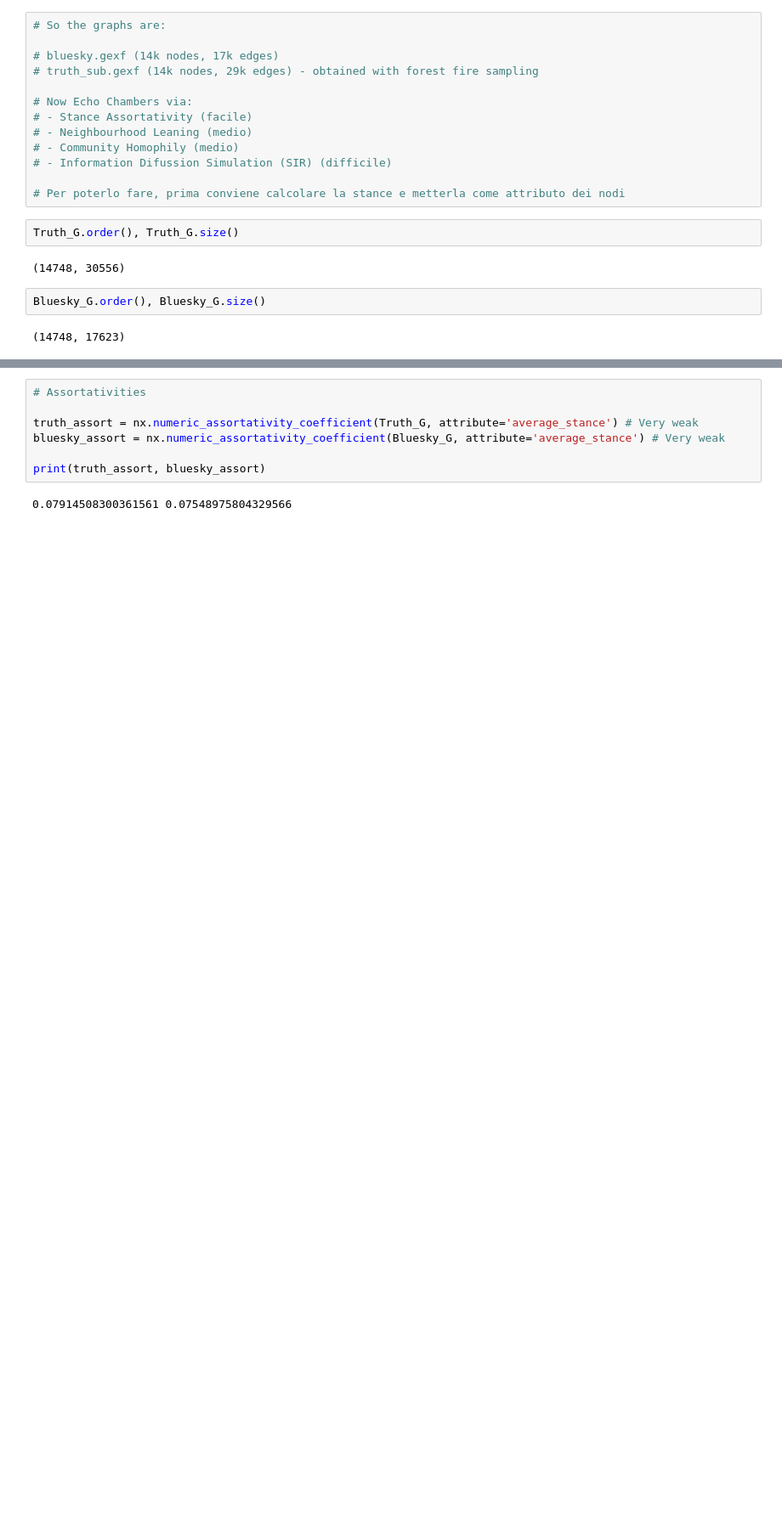
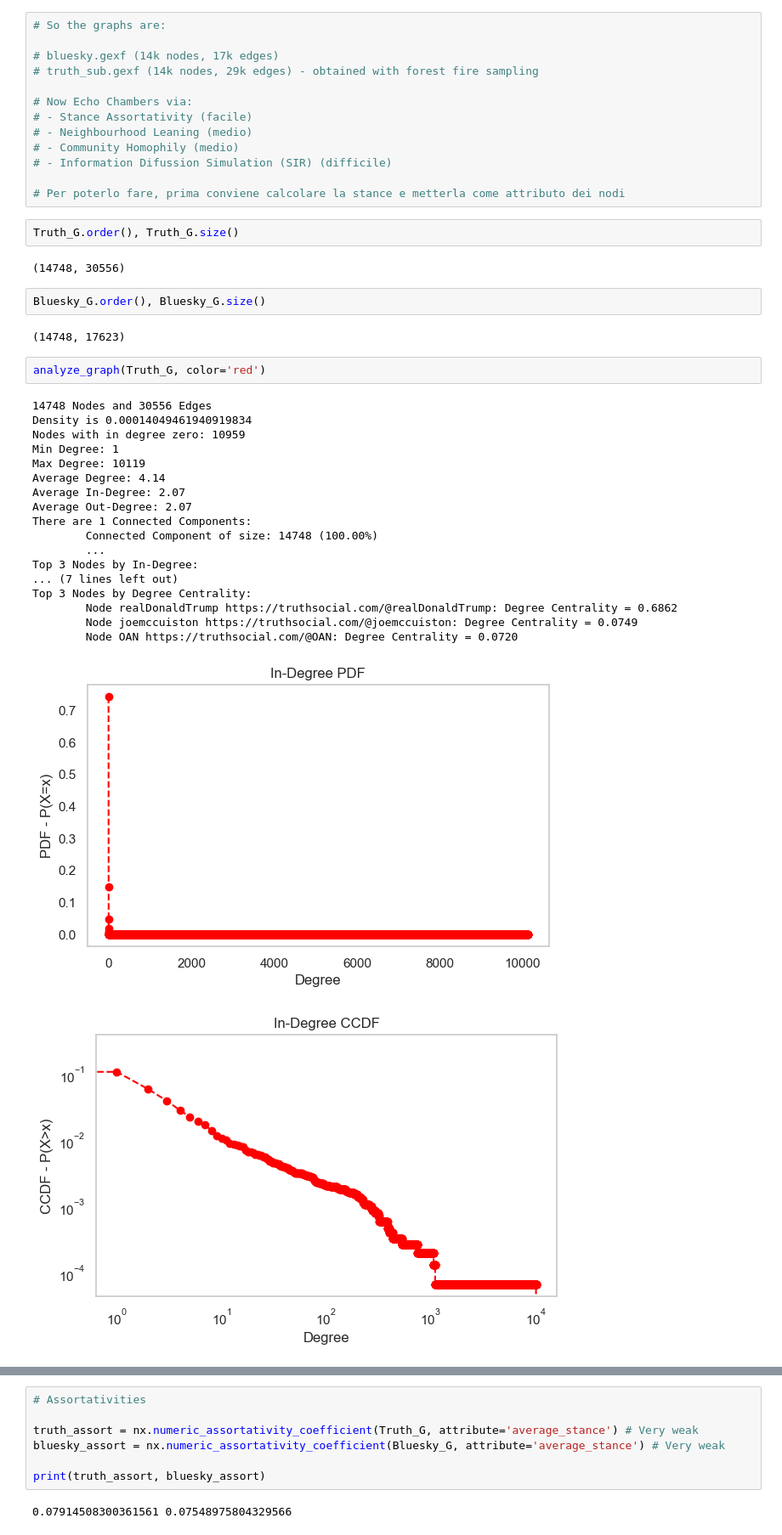
Before and after one commit to Filippo-Corti/SocialMediaMining, a Jupyter notebook: Project/TruthvsBluesky.ipynb, the cells around one changed output, grey strips where cells are left out. Shown at 85% size. Cells and saved outputs as stored; diff of their text form; blank space fills up the shorter version.

```diff
--- a/Project/TruthvsBluesky.ipynb
+++ b/Project/TruthvsBluesky.ipynb
@@ -338,3 +243,25 @@ Truth_G.order(), Truth_G.size()
 Bluesky_G.order(), Bluesky_G.size()
 # %% [output]
 (14748, 17623)
+# %%
+analyze_graph(Truth_G, color='red')
+# %% [output]
+14748 Nodes and 30556 Edges
+Density is 0.00014049461940919834
+Nodes with in degree zero: 10959
+Min Degree: 1
+Max Degree: 10119
+Average Degree: 4.14
+Average In-Degree: 2.07
+Average Out-Degree: 2.07
+There are 1 Connected Components:
+        Connected Component of size: 14748 (100.00%)
+        ...
+Top 3 Nodes by In-Degree:
+... (7 lines left out)
+Top 3 Nodes by Degree Centrality:
+        Node realDonaldTrump https://truthsocial.com/@realDonaldTrump: Degree Centrality = 0.6862
+        Node joemccuiston https://truthsocial.com/@joemccuiston: Degree Centrality = 0.0749
+        Node OAN https://truthsocial.com/@OAN: Degree Centrality = 0.0720
+[figure, added]
+[figure, added]
```
Also changed, not shown: parts of 19 cells of this notebook.
